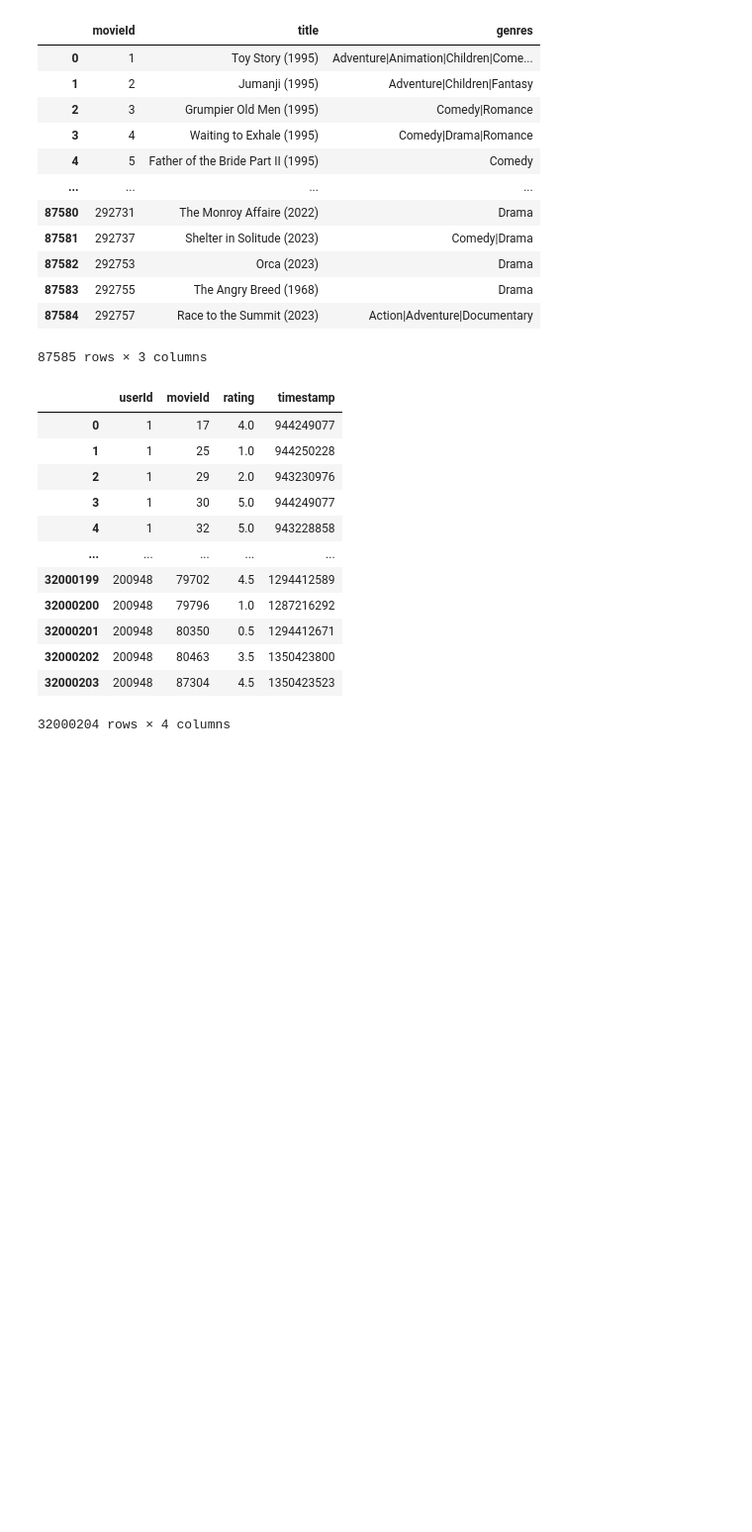
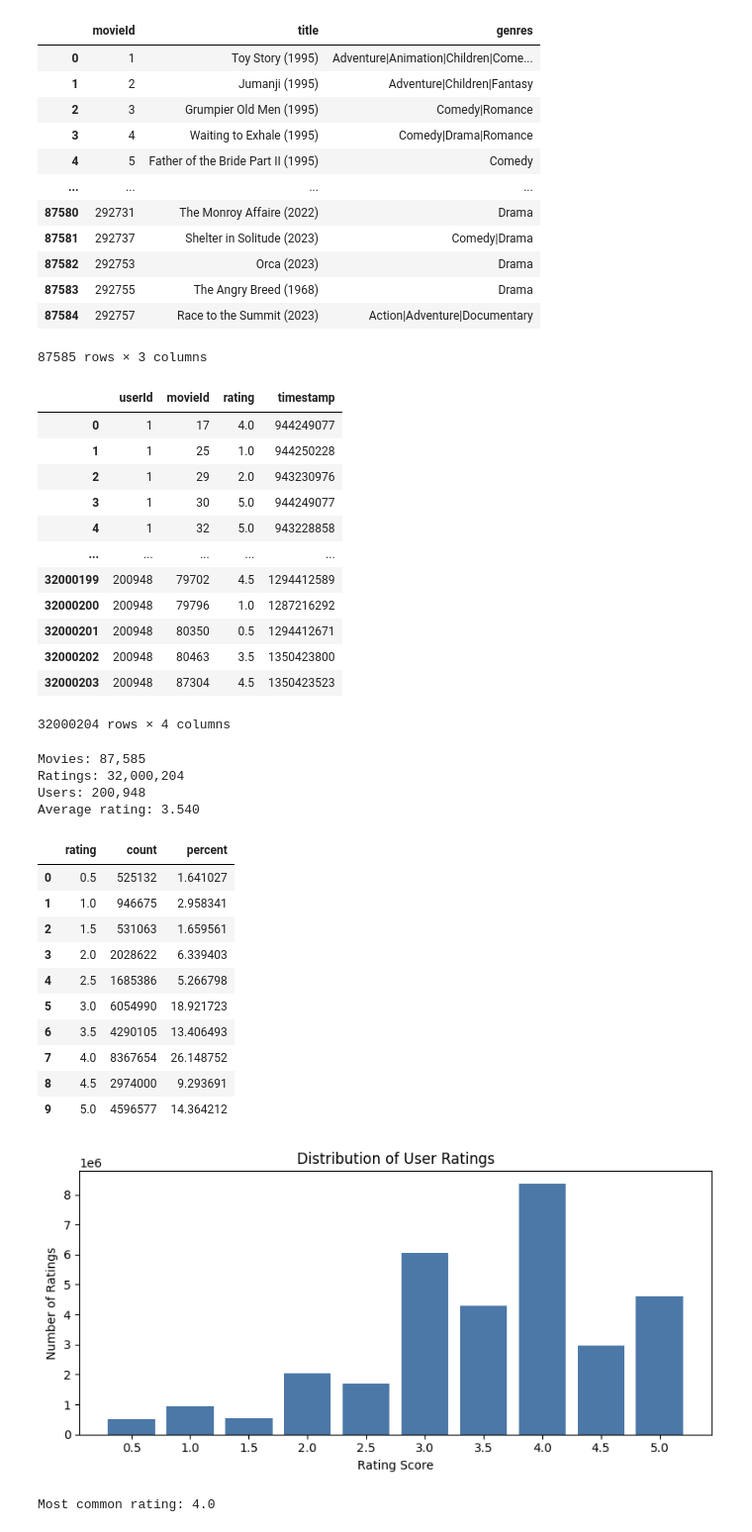
Before and after one commit to anthonyjk/movie-recommendation-site, a Jupyter notebook: data_exploration.ipynb, the cells around one changed output. Shown at 99% size. Cells and saved outputs as stored; diff of their text form; code cells hidden in the pictures; blank space fills up the shorter version.

Commit message:
Add Part 2 data analysis and baseline model evaluation

```diff
--- a/data_exploration.ipynb
+++ b/data_exploration.ipynb
@@ -32,3 +36,65 @@ pd.read_csv("ml-32m/ratings.csv")
 | 32000202 | 200948 | 80463 | 3.5 | 1350423800 |
 | 32000203 | 200948 | 87304 | 4.5 | 1350423523 |
 32000204 rows × 4 columns
+# %%
+def load_data():
+    movies = pd.read_csv(
+        "ml-32m/movies.csv",
+        usecols=["movieId", "title", "genres"],
+        dtype={"movieId": "int32", "title": "string", "genres": "string"},
+    )
+    ratings = pd.read_csv(
+        "ml-32m/ratings.csv",
+        usecols=["userId", "movieId", "rating"],
+        dtype={"userId": "int32", "movieId": "int32", "rating": "float32"},
+    )
+    return movies, ratings
+
+movies, ratings = load_data()
+
+print(f"Movies: {len(movies):,}")
+print(f"Ratings: {len(ratings):,}")
+print(f"Users: {ratings['userId'].nunique():,}")
+print(f"Average rating: {ratings['rating'].mean():.3f}")
+# %% [output]
+Movies: 87,585
+Ratings: 32,000,204
+Users: 200,948
+Average rating: 3.540
+# %%
+rating_distribution = (
+    ratings["rating"]
+    .value_counts()
+    .sort_index()
+    .rename_axis("rating")
+    .reset_index(name="count")
+)
+rating_distribution["percent"] = 100 * rating_distribution["count"] / rating_distribution["count"].sum()
+
+display(rating_distribution)
+
+plt.figure(figsize=(8, 4))
+plt.bar(rating_distribution["rating"], rating_distribution["count"], width=0.4, color="#4C78A8")
+plt.title("Distribution of User Ratings")
+plt.xlabel("Rating Score")
+plt.ylabel("Number of Ratings")
+plt.xticks(rating_distribution["rating"])
+plt.tight_layout()
+plt.show()
+
+most_common_rating = rating_distribution.loc[rating_distribution["count"].idxmax(), "rating"]
+print(f"Most common rating: {most_common_rating}")
+# %% [output]
+|  | rating | count | percent |
+| 0 | 0.5 | 525132 | 1.641027 |
+| 1 | 1.0 | 946675 | 2.958341 |
+| 2 | 1.5 | 531063 | 1.659561 |
+| 3 | 2.0 | 2028622 | 6.339403 |
+| 4 | 2.5 | 1685386 | 5.266798 |
+| 5 | 3.0 | 6054990 | 18.921723 |
+| 6 | 3.5 | 4290105 | 13.406493 |
+| 7 | 4.0 | 8367654 | 26.148752 |
+| 8 | 4.5 | 2974000 | 9.293691 |
+| 9 | 5.0 | 4596577 | 14.364212 |
+[figure, added]
+Most common rating: 4.0
```
Also changed, not shown: parts of 13 cells of this notebook.
